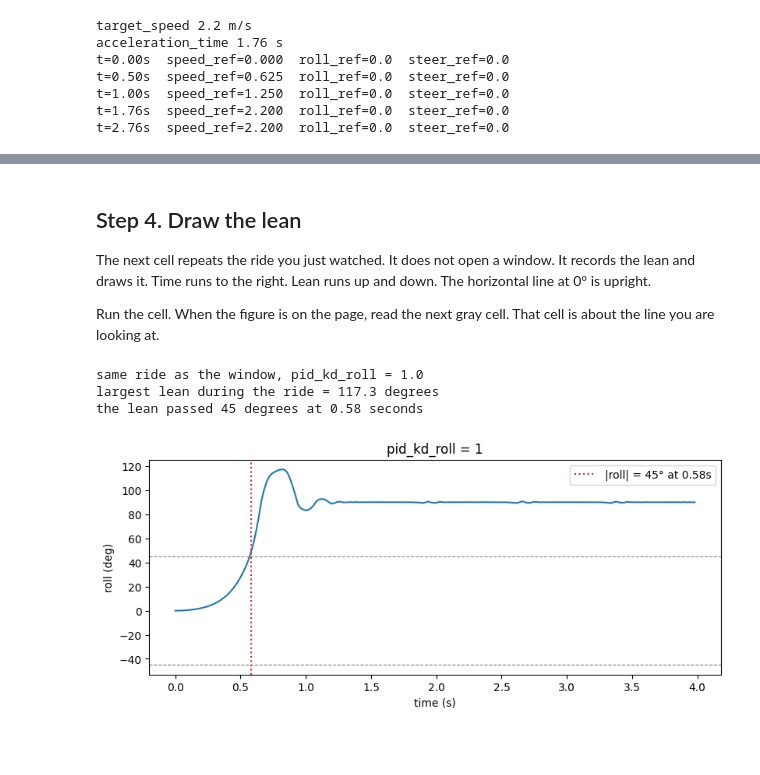
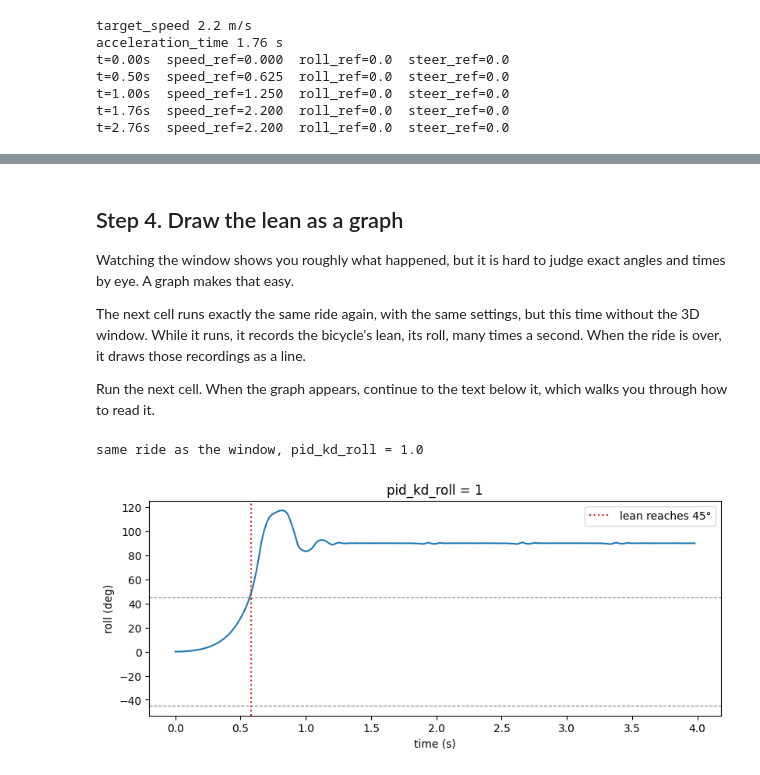
Before and after one commit to innowing-robotics-interns/lmbike_workshop_gimbal, a Jupyter notebook: bike_mujoco_sim/tutorials/01_environment_and_the_fall.ipynb, the cells around one changed output, grey strips where cells are left out. Saved outputs shown, nothing was run; the diff lists cells and outputs as text; code cells hidden in the pictures; blank space fills up the shorter version.

```diff
--- a/bike_mujoco_sim/tutorials/01_environment_and_the_fall.ipynb
+++ b/bike_mujoco_sim/tutorials/01_environment_and_the_fall.ipynb
@@ -271,48 +329,40 @@ print("Window closed.")
 # %% [markdown]
-## Step 4. Draw the lean
+## Step 4. Draw the lean as a graph
 
-The next cell repeats the ride you just watched. It does not open a window.
-It records the lean and draws it. Time runs to the right. Lean runs up and
-down. The horizontal line at 0° is upright.
+Watching the window shows you roughly what happened, but it is hard to judge exact angles and times by eye. A graph makes that easy.
 
-Run the cell. When the figure is on the page, read the next gray cell. That
-cell is about the line you are looking at.
+The next cell runs exactly the same ride again, with the same settings, but this time without the 3D window. While it runs, it records the bicycle's lean, its roll, many times a second. When the ride is over, it draws those recordings as a line.
+
+Run the next cell. When the graph appears, continue to the text below it, which walks you through how to read it.
 # %%
 new_bike_yaml = os.path.join(project_root, "configs", "new_bike.yaml")
 cfg = load_config(new_bike_yaml)
 cfg = replace(cfg, pid_kd_roll=1.0, duration=4.0)
 sim = make_sim(model_spec="new_bike", mode="speed-schedule", cfg=cfg)
 print("same ride as the window, pid_kd_roll =", cfg.pid_kd_roll)
 history = run_headless(sim, duration=4.0)
 
 time_s = np.asarray(history["time"], dtype=float)
 roll_deg = np.degrees(np.asarray(history["roll"], dtype=float))
 max_abs = float(np.max(np.abs(roll_deg)))
 tip = np.where(np.abs(roll_deg) > 45.0)[0]
 tip_t = float(time_s[tip[0]]) if len(tip) else None
-print(f"largest lean during the ride = {max_abs:.1f} degrees")
-if tip_t is None:
-    print("the lean did not pass 45 degrees")
-else:
-    print(f"the lean passed 45 degrees at {tip_t:.2f} seconds")
 
 fig, ax = plt.subplots(figsize=(8, 3.5), constrained_layout=True)
 ax.plot(time_s, roll_deg)
 ax.axhline(45.0, color="0.5", linestyle="--", linewidth=0.8)
 ax.axhline(-45.0, color="0.5", linestyle="--", linewidth=0.8)
 if tip_t is not None:
-    ax.axvline(tip_t, color="C3", linestyle=":", label=f"|roll| = 45° at {tip_t:.2f}s")
+    ax.axvline(tip_t, color="C3", linestyle=":", label="lean reaches 45°")
     ax.legend()
 ax.set_xlabel("time (s)")
 ax.set_ylabel("roll (deg)")
 ax.set_title("pid_kd_roll = 1")
 plt.show()
 
 if max_abs < 45.0:
-    raise RuntimeError("expected this arbitrary gain to fail")
+    raise RuntimeError("expected this ride to fall")
 # %% [output]
 same ride as the window, pid_kd_roll = 1.0
-largest lean during the ride = 117.3 degrees
-the lean passed 45 degrees at 0.58 seconds
-[figure, old version]
+[figure, new version]
 # %% [markdown]
```
Also changed, not shown: parts of 11 cells of this notebook, 12 other files.
